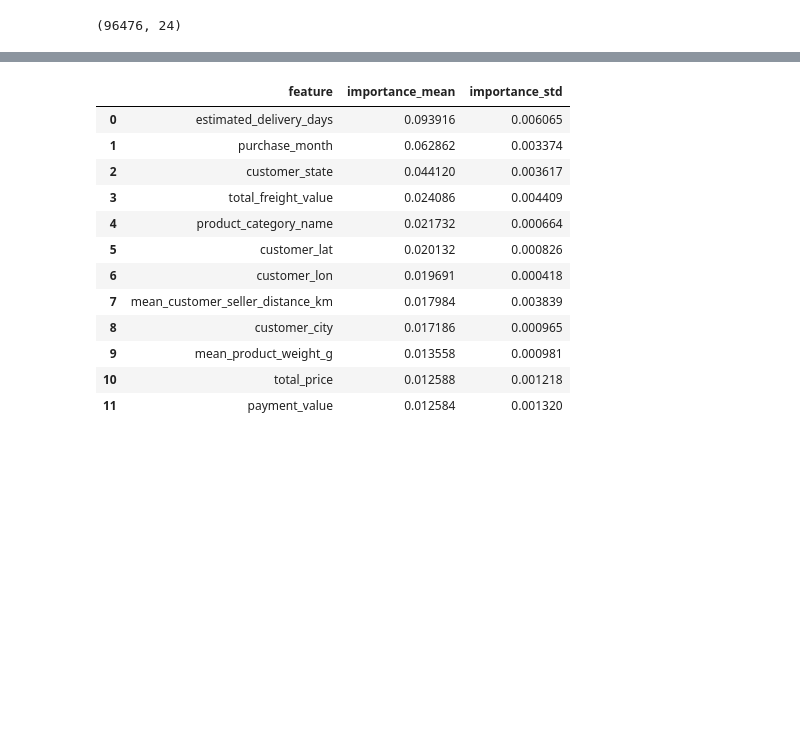
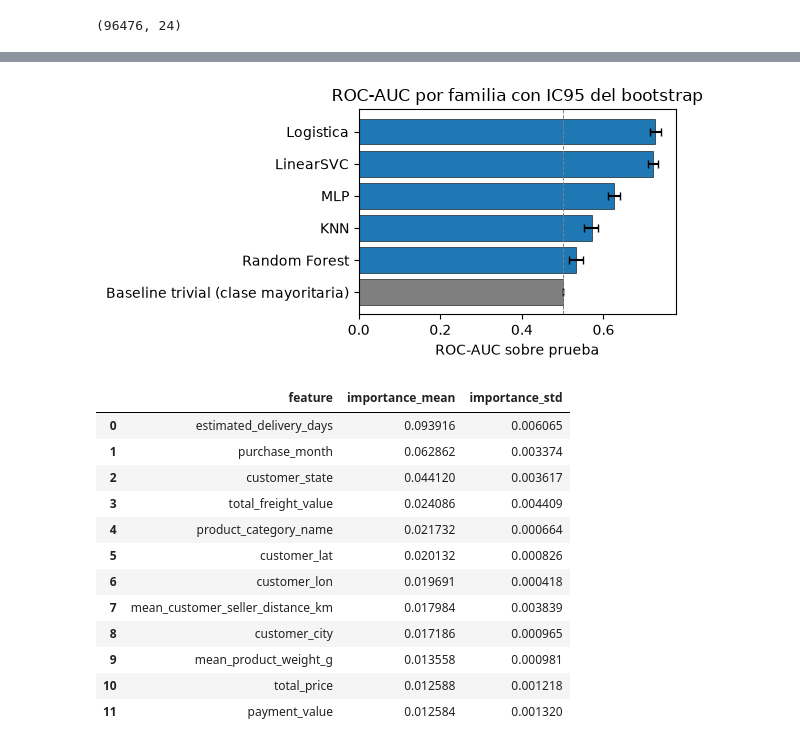
Before and after one commit to Cde571/LogisTech-Modelos-Simulacion-II, a Jupyter notebook: notebook/experimentos/02_distancia_geografica.ipynb, the cells around one changed output, grey strips where cells are left out. Saved outputs shown, nothing was run; the diff lists cells and outputs as text; code cells hidden in the pictures; blank space fills up the shorter version.

```diff
--- a/notebook/experimentos/02_distancia_geografica.ipynb
+++ b/notebook/experimentos/02_distancia_geografica.ipynb
@@ -178,6 +217,23 @@ cls['ranking'][['model', 'train_ROC_AUC', 'validation_ROC_AUC', 'test_ROC_AUC',
 | 3 | LinearSVC (SVM) | 0.692149 | 0.704308 | 0.721216 | 0.708357 | 0.734771 |
 | 4 | KNN (no parametrico) | 1.000000 | 0.653752 | 0.571053 | 0.553257 | 0.587355 |
 | 5 | Baseline trivial (clase mayoritaria) | 0.500000 | 0.500000 | 0.500000 | 0.500000 | 0.500000 |
+# %%
+# Figura del informe: ROC-AUC con IC95 por familia
+orden = cls['ranking'].sort_values('test_primary', ascending=True).reset_index(drop=True)
+centro = orden['test_primary'].values
+err_low = centro - orden['test_ci95_low'].values
+err_high = orden['test_ci95_high'].values - centro
+colores = ['tab:gray' if m.startswith('Baseline') else 'tab:blue' for m in orden['model']]
+
+fig, ax = plt.subplots(figsize=(6, 3))
+ax.barh([_etiqueta(m) for m in orden['model']], centro, xerr=[err_low, err_high],
+        color=colores, edgecolor='black', linewidth=0.4, capsize=3)
+ax.axvline(0.5, color='tab:gray', linestyle='--', linewidth=0.7)
+ax.set_xlabel('ROC-AUC sobre prueba')
+ax.set_title('ROC-AUC por familia con IC95 del bootstrap')
+plt.tight_layout(); plt.show()
+# %% [output]
+[figure, added]
 # %%
 cls['feature_importance'].head(12)
 # %% [output]
```
Also changed, not shown: parts of 5 cells of this notebook, 1 other file.
